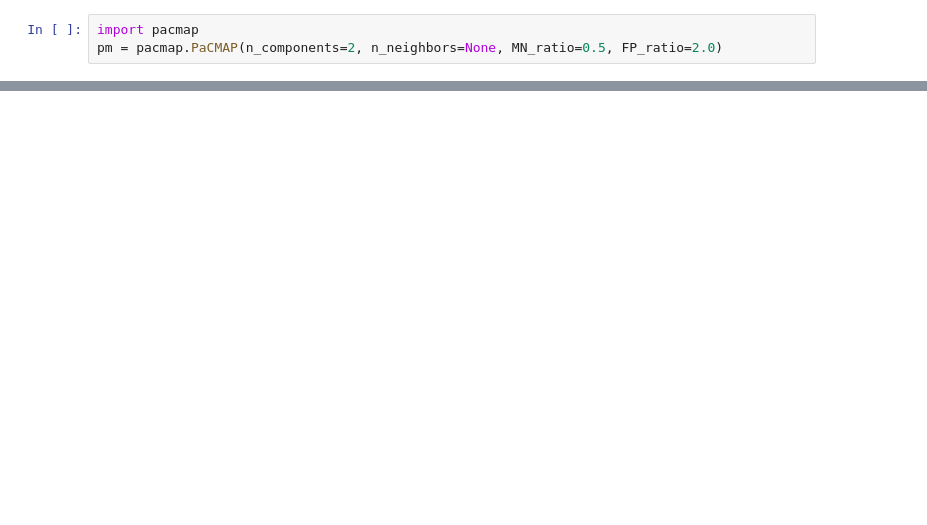
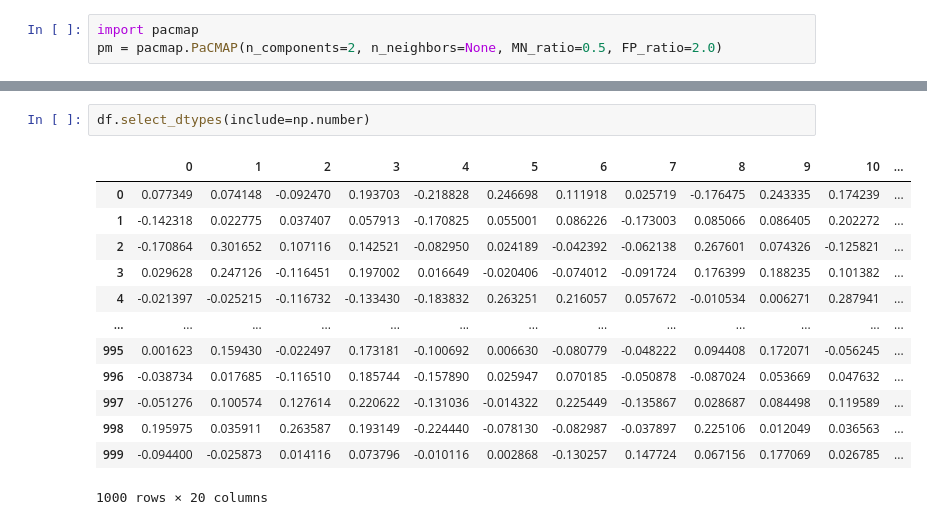
Before and after one commit to ClementCornet/Compare-Mixed-Clustering, a Jupyter notebook: data_generation/test.ipynb, the cells around one changed output, grey strips where cells are left out. Drawn from its saved outputs; the diff is of its cells as text; blank space fills up the shorter version.

```diff
--- a/data_generation/test.ipynb
+++ b/data_generation/test.ipynb
@@ -171,0 +739,16 @@ apply_pca = True for Hamming distance. This option will be ignored.
+# %%
+df.select_dtypes(include=np.number)
+# %% [output]
+|  | 0 | 1 | 2 | 3 | 4 | 5 | 6 | 7 | 8 | 9 | 10 | ... |
+| 0 | 0.077349 | 0.074148 | -0.092470 | 0.193703 | -0.218828 | 0.246698 | 0.111918 | 0.025719 | -0.176475 | 0.243335 | 0.174239 | ... |
+| 1 | -0.142318 | 0.022775 | 0.037407 | 0.057913 | -0.170825 | 0.055001 | 0.086226 | -0.173003 | 0.085066 | 0.086405 | 0.202272 | ... |
+| 2 | -0.170864 | 0.301652 | 0.107116 | 0.142521 | -0.082950 | 0.024189 | -0.042392 | -0.062138 | 0.267601 | 0.074326 | -0.125821 | ... |
+| 3 | 0.029628 | 0.247126 | -0.116451 | 0.197002 | 0.016649 | -0.020406 | -0.074012 | -0.091724 | 0.176399 | 0.188235 | 0.101382 | ... |
+| 4 | -0.021397 | -0.025215 | -0.116732 | -0.133430 | -0.183832 | 0.263251 | 0.216057 | 0.057672 | -0.010534 | 0.006271 | 0.287941 | ... |
+| ... | ... | ... | ... | ... | ... | ... | ... | ... | ... | ... | ... | ... |
+| 995 | 0.001623 | 0.159430 | -0.022497 | 0.173181 | -0.100692 | 0.006630 | -0.080779 | -0.048222 | 0.094408 | 0.172071 | -0.056245 | ... |
+| 996 | -0.038734 | 0.017685 | -0.116510 | 0.185744 | -0.157890 | 0.025947 | 0.070185 | -0.050878 | -0.087024 | 0.053669 | 0.047632 | ... |
+| 997 | -0.051276 | 0.100574 | 0.127614 | 0.220622 | -0.131036 | -0.014322 | 0.225449 | -0.135867 | 0.028687 | 0.084498 | 0.119589 | ... |
+| 998 | 0.195975 | 0.035911 | 0.263587 | 0.193149 | -0.224440 | -0.078130 | -0.082987 | -0.037897 | 0.225106 | 0.012049 | 0.036563 | ... |
+| 999 | -0.094400 | -0.025873 | 0.014116 | 0.073796 | -0.010116 | 0.002868 | -0.130257 | 0.147724 | 0.067156 | 0.177069 | 0.026785 | ... |
+1000 rows × 20 columns
```
Also changed, not shown: parts of 50 cells of this notebook, 30 other files.
